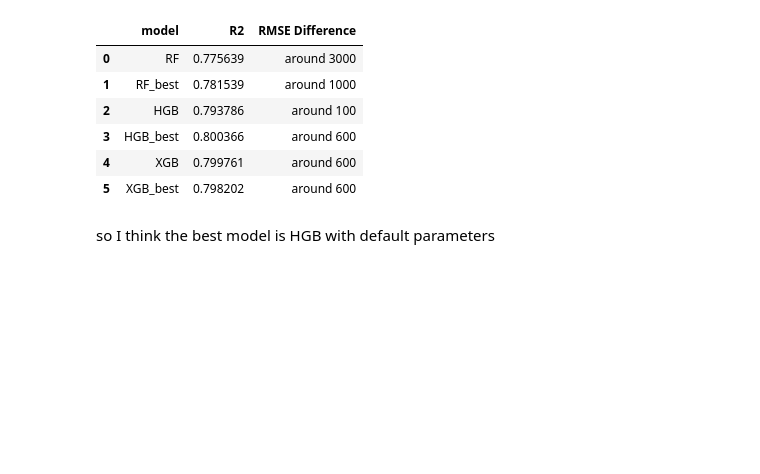
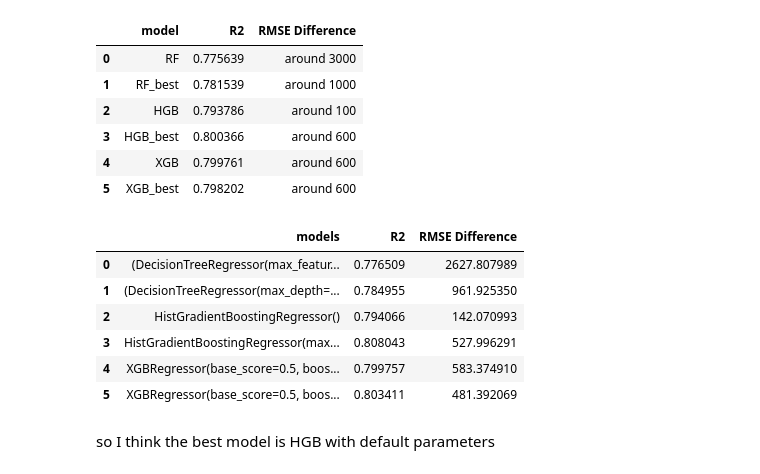
Before and after one commit to RodzanIskandar/Used_Craiglist_Car_Price_Prediction, a Jupyter notebook: machine learning model.ipynb, the cells around one changed output. Saved outputs shown, nothing was run; the diff lists cells and outputs as text; code cells hidden in the pictures; blank space fills up the shorter version.

Commit message:
Update the final ML model

```diff
--- a/machine learning model.ipynb
+++ b/machine learning model.ipynb
@@ -535,6 +524,35 @@ pd.DataFrame(final)
 | 3 | HGB_best | 0.800366 | around 600 |
 | 4 | XGB | 0.799761 | around 600 |
 | 5 | XGB_best | 0.798202 | around 600 |
+# %%
+from sklearn.metrics import mean_squared_error, r2_score
+
+models = [rf, rf_best, HGB, HGB_best, XGB, XGB_best]
+
+R2_result = []
+MSE_result = []
+MSE_train_result = []
+
+for model in models:
+    model.fit(X_train, y_train)
+    y_train_pred = model.predict(X_train)
+    y_pred = model.predict(X_test)
+    MSE_train = mean_squared_error(y_train, y_train_pred)
+    MSE = mean_squared_error(y_test, y_pred)
+    R2 = r2_score(y_test, y_pred)
+    R2_result.append(R2)
+    MSE_train_result.append(MSE_train)
+    MSE_result.append(MSE)
+
+pd.DataFrame({'models':models, 'R2':R2_result, 'RMSE Difference':abs(np.sqrt(MSE_result) - np.sqrt(MSE_train_result))})
+# %% [output]
+|  | models | R2 | RMSE Difference |
+| 0 | (DecisionTreeRegressor(max_featur... | 0.776509 | 2627.807989 |
+| 1 | (DecisionTreeRegressor(max_depth=... | 0.784955 | 961.925350 |
+| 2 | HistGradientBoostingRegressor() | 0.794066 | 142.070993 |
+| 3 | HistGradientBoostingRegressor(max... | 0.808043 | 527.996291 |
+| 4 | XGBRegressor(base_score=0.5, boos... | 0.799757 | 583.374910 |
+| 5 | XGBRegressor(base_score=0.5, boos... | 0.803411 | 481.392069 |
 # %% [markdown]
 so I think the best model is HGB with default parameters
 # %% [markdown]
```
Also changed, not shown: parts of 24 cells of this notebook.
